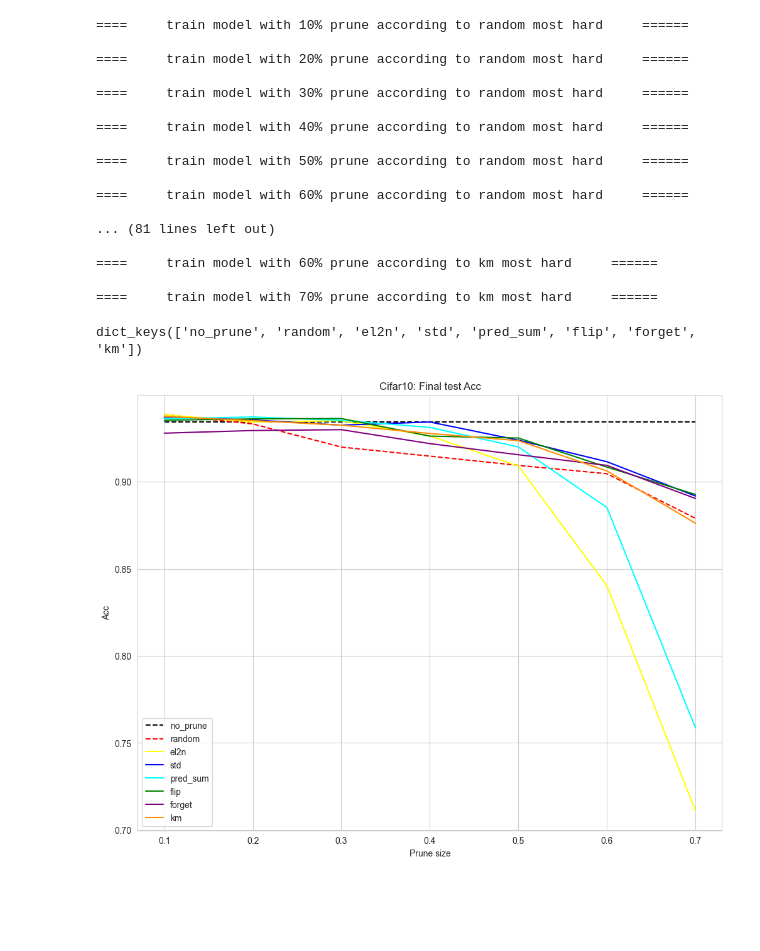
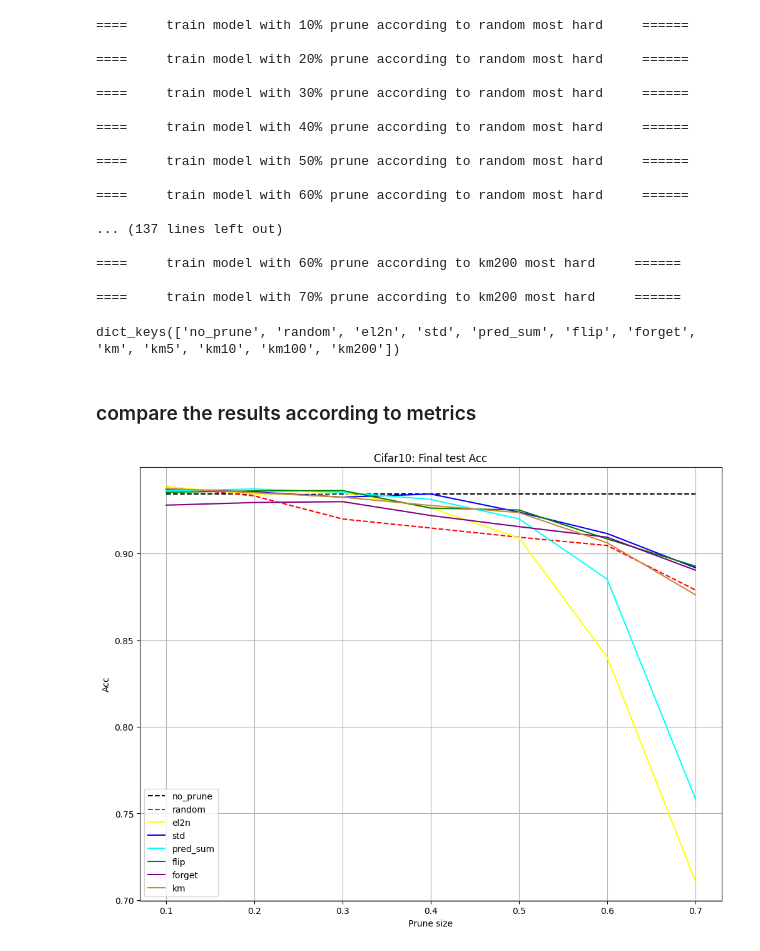
Before and after one commit to bezalelc/Data-pruning, a Jupyter notebook: code/prune_10_70_p_cifar10.ipynb, the cells around one changed output. Saved outputs shown, nothing was run; the diff lists cells and outputs as text; code cells hidden in the pictures; blank space fills up the shorter version.

```diff
--- a/code/prune_10_70_p_cifar10.ipynb
+++ b/code/prune_10_70_p_cifar10.ipynb
@@ -93,8 +105,14 @@ Files already downloaded and verified
 # %%
-no_prune = ModelManager(NUM_CLASSES, model_name='no_prune', dir_=NOTEBOOK_NAME, load=True)
-# loader_train = get_loader(dataset_train, train_idx, BATCH_SIZE, shuffle=True)
-# no_prune.train(loader_train, loader_test, loader_test, EPOCHS)
-# models = [no_prune]
+# change to false in the first time you run this code
+# after the first time the model will saved in models_data folder
+already_trained = True
+
+no_prune = ModelManager(NUM_CLASSES, model_name='no_prune', dir_=NOTEBOOK_NAME, load=already_trained)
+if not already_trained:
+    loader_train = get_loader(dataset_train, train_idx, BATCH_SIZE, shuffle=True)
+    no_prune.train(loader_train, loader_test, loader_test, EPOCHS)
+
+models = [no_prune]
 prune_sizes = [.1, .2, .3, .4, .5, .6, .7]
 
 acc_test: dict[str:dict[float:float]] = {'no_prune': {p: no_prune.data['test']['acc'] for p in prune_sizes}}
@@ -104,17 +122,15 @@ for name, idx in idx_sorted.items():
     acc_test[name] = {}
     for prune_size in prune_sizes:
         print(f'====     train model with {prune_size:.0%} prune according to {name} most hard     ======')
-
-        if False:
+        if already_trained:
+            model_manager = ModelManager(NUM_CLASSES, model_name=f'{name}_{int(prune_size * 100)}p', dir_=NOTEBOOK_NAME,
+                                         load=True)
+        else:
             num_train = int(NUM_TRAIN * (1. - prune_size))
-            # print(name, idx[-num_train:])
             loader_train = get_loader(dataset_train, idx[-num_train:], BATCH_SIZE, True)
             model_manager = ModelManager(NUM_CLASSES, model_name=f'{name}_{int(prune_size * 100)}p', dir_=NOTEBOOK_NAME,
                                          load=False)
             model_manager.train(loader_train, loader_test, loader_test, EPOCHS)
-        else:
-            model_manager = ModelManager(NUM_CLASSES, model_name=f'{name}_{int(prune_size * 100)}p', dir_=NOTEBOOK_NAME,
-                                         load=True)
 
         acc_test[name][prune_size] = model_manager.data['test']['acc']
         print()
@@ -131,30 +147,39 @@ for name, idx in idx_sorted.items():
 
 ====     train model with 60% prune according to random most hard     ======
 
-... (81 lines left out)
+... (137 lines left out)
 
-====     train model with 60% prune according to km most hard     ======
+====     train model with 60% prune according to km200 most hard     ======
 
-====     train model with 70% prune according to km most hard     ======
+====     train model with 70% prune according to km200 most hard     ======
-# %%
-acc_test.keys()
-# %% [output]
-dict_keys(['no_prune', 'random', 'el2n', 'std', 'pred_sum', 'flip', 'forget', 'km'])
+# %%
+acc_test['km5'] = acc_test.pop('km5')
+acc_test['km10'] = acc_test.pop('km10')
+acc_test['km100'] = acc_test.pop('km100')
+acc_test['km200'] = acc_test.pop('km200')
+acc_test.keys()
+# %% [output]
+dict_keys(['no_prune', 'random', 'el2n', 'std', 'pred_sum', 'flip', 'forget', 'km', 'km5', 'km10', 'km100', 'km200'])
+# %% [markdown]
+### compare the results according to metrics
 # %%
 plt.figure(figsize=(12, 9))
-
-colors = ('black', 'red', 'yellow', 'blue', 'cyan', 'green', 'purple', 'darkorange', 'deeppink')
-#          no       rand    el2n     std     sum     flip      forget      km      k-1000
+#
+colors = ('black', 'red', 'yellow', 'blue', 'cyan', 'green', 'purple', 'peru', 'indianred', 'hotpink', 'darkorange',
+          'deepskyblue')
+#          no       rand    el2n     std     sum     flip      forget   km      km5            km10             km100        km200
 
 markers = ('dashed', 'solid')
 for i, prune_method in enumerate(acc_test):
+    if prune_method in ['km5', 'km10', 'km100', 'km200']:
+        continue
     plt.plot(prune_sizes, [acc_test[prune_method][p] for p in prune_sizes], label=prune_method,
              c=colors[i], linestyle=markers[0] if i < 2 else markers[1])
 plt.legend(loc='lower left')
 plt.grid(True)
 plt.xlabel('Prune size')
 plt.ylabel('Acc')
 plt.title('Cifar10: Final test Acc')
 plt.show()
 # %% [output]
-[figure, old version]
+[figure, new version]
```
Also changed, not shown: parts of 5 cells of this notebook, 24 other files.
